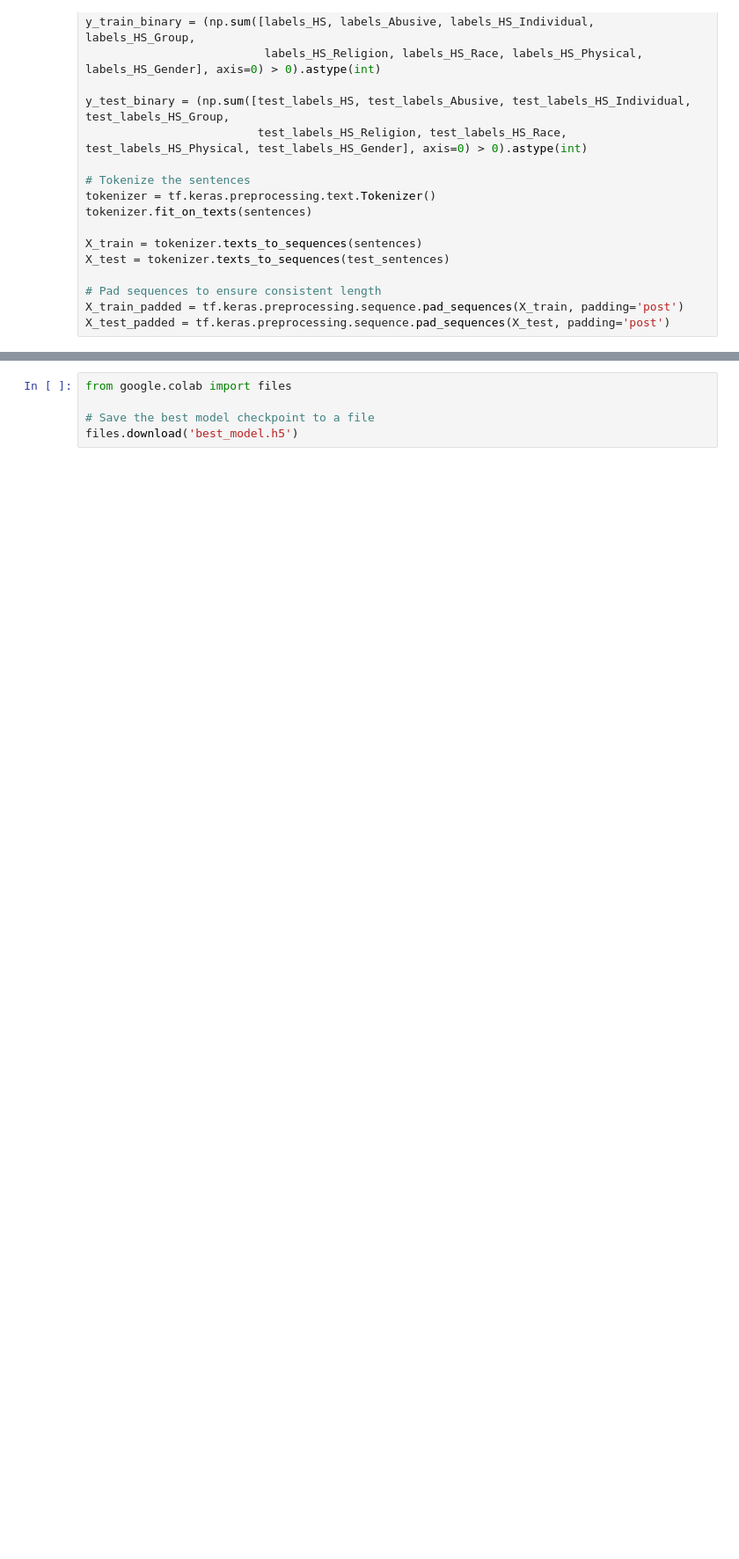
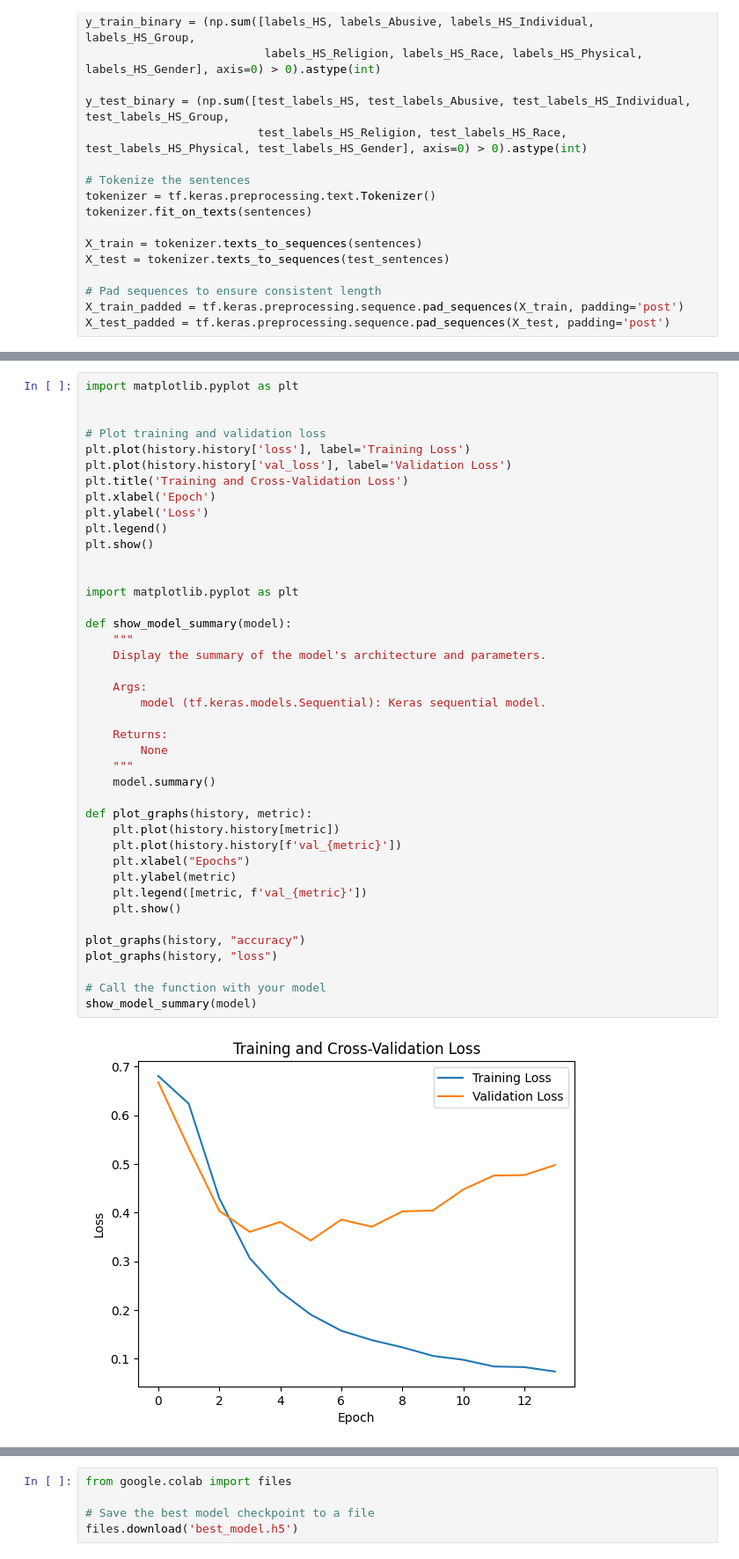
Before and after one commit to feliciakiani/PolitikPedia, a Jupyter notebook: Machine Learning/Text_classification_V2.ipynb, the cells around one changed output, grey strips where cells are left out. Shown: that part at 88% size. Drawn from its saved outputs; the diff is of its cells as text; blank space fills up the shorter version.

```diff
--- a/Machine Learning/Text_classification_V2.ipynb
+++ b/Machine Learning/Text_classification_V2.ipynb
@@ -494,0 +792,43 @@ _________________________________________________________________
+# %%
+import matplotlib.pyplot as plt
+
+
+# Plot training and validation loss
+plt.plot(history.history['loss'], label='Training Loss')
+plt.plot(history.history['val_loss'], label='Validation Loss')
+plt.title('Training and Cross-Validation Loss')
+plt.xlabel('Epoch')
+plt.ylabel('Loss')
+plt.legend()
+plt.show()
+
+
+import matplotlib.pyplot as plt
+
+def show_model_summary(model):
+    """
+    Display the summary of the model's architecture and parameters.
+
+    Args:
+        model (tf.keras.models.Sequential): Keras sequential model.
+
+    Returns:
+        None
+    """
+    model.summary()
+
+def plot_graphs(history, metric):
+    plt.plot(history.history[metric])
+    plt.plot(history.history[f'val_{metric}'])
+    plt.xlabel("Epochs")
+    plt.ylabel(metric)
+    plt.legend([metric, f'val_{metric}'])
+    plt.show()
+
+plot_graphs(history, "accuracy")
+plot_graphs(history, "loss")
+
+# Call the function with your model
+show_model_summary(model)
+# %% [output]
+[figure, added]
```
Also changed, not shown: parts of 39 cells of this notebook.
